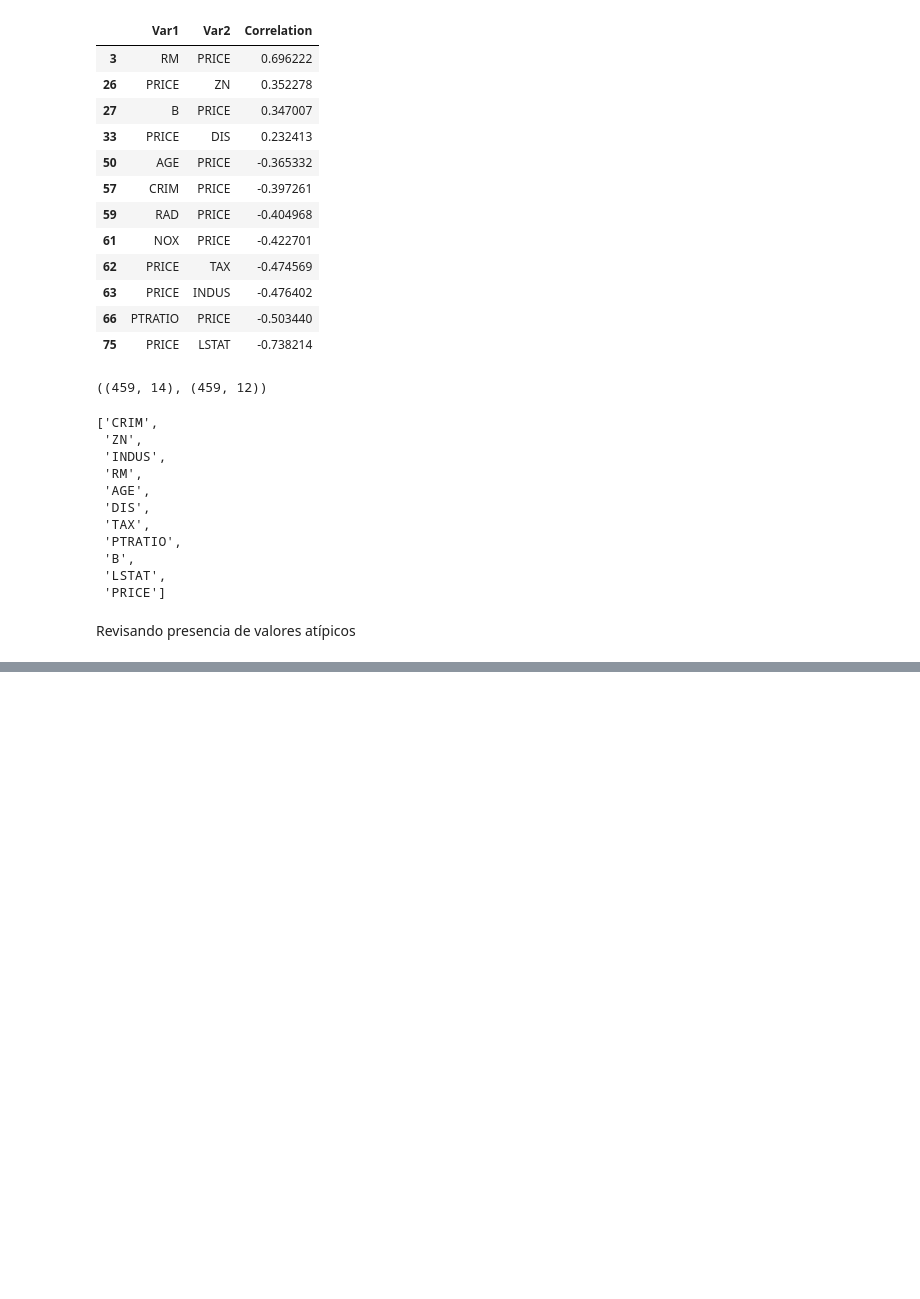
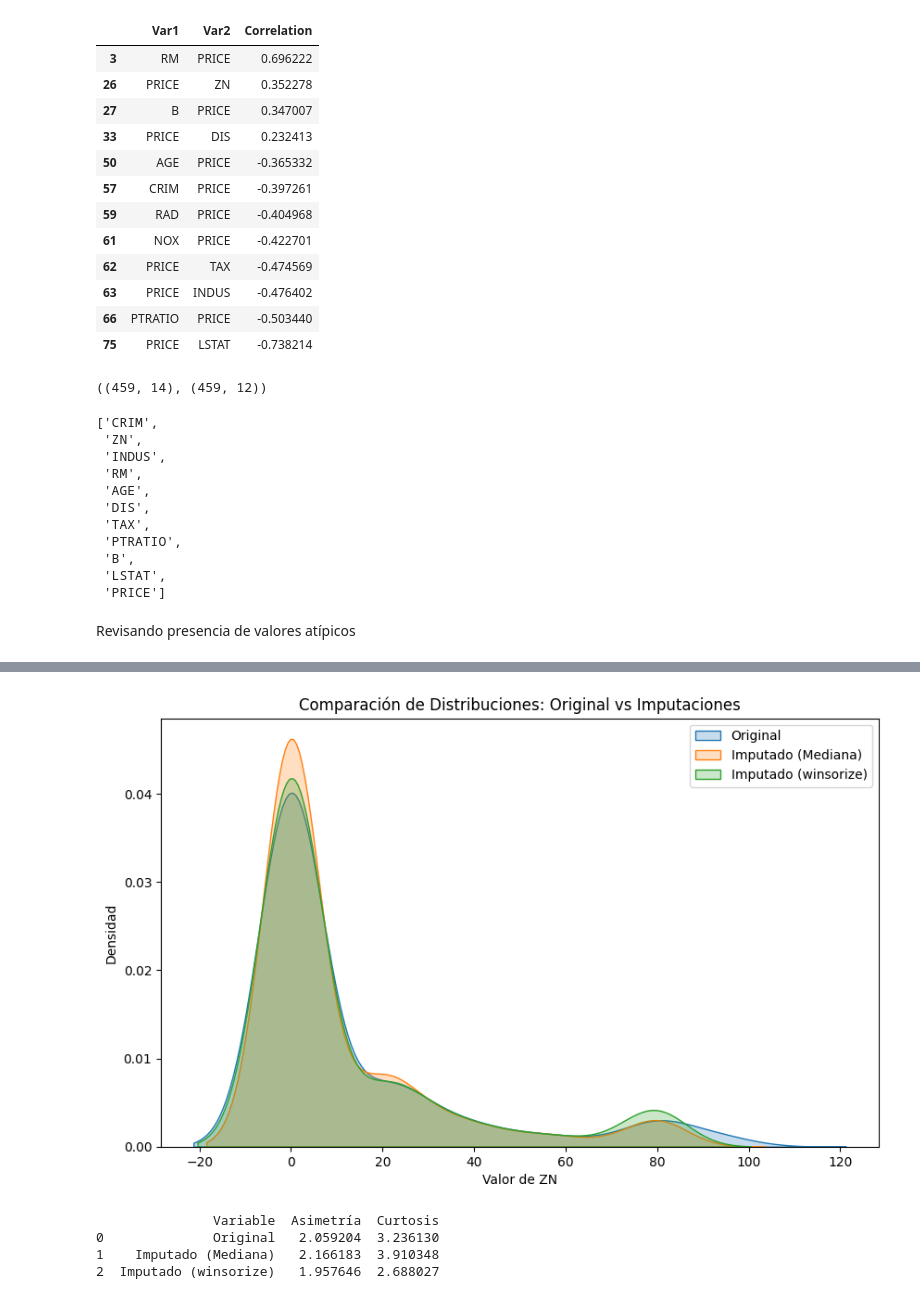
Before and after one commit to cesarqb/House-Price-Prediction-with-Machine-Learning, a Jupyter notebook: notebooks/housing_price_modeling.ipynb, the cells around one changed output, grey strips where cells are left out. Drawn from its saved outputs; the diff is of its cells as text; code cells hidden in the pictures; blank space fills up the shorter version.

```diff
--- a/notebooks/housing_price_modeling.ipynb
+++ b/notebooks/housing_price_modeling.ipynb
@@ -219,0 +325,7 @@ Revisando presencia de valores atípicos
+# %%
+from scipy.stats.mstats import winsorize
+
+df['ZN_imput_winsorized'] = winsorize(df['ZN'], limits=[0, 0.05])  # Recorta el 5% superior
+# ----
+var_numerics.append('ZN_imput_winsorized')
+var_numerics
@@ -219,0 +346,33 @@ Revisando presencia de valores atípicos
+# %%
+# Lista de variables a analizar
+variables = {
+    'Original': df['ZN'].dropna(),  # Eliminar NaN antes de calcular métricas
+    'Imputado (Mediana)': df['ZN_imput'],
+    'Imputado (winsorize)': df['ZN_imput_winsorized']
+}
+
+# Crear la figura del gráfico
+plt.figure(figsize=(10, 6))
+
+for label, data in variables.items():
+    sns.kdeplot(data, label=label, fill=True)
+
+plt.legend()
+plt.title("Comparación de Distribuciones: Original vs Imputaciones")
+plt.xlabel("Valor de ZN")
+plt.ylabel("Densidad")
+plt.show()
+
+# Crear tabla con métricas de asimetría y curtosis
+metricas = []
+for label, data in variables.items():
+    metricas.append([label, skew(data, nan_policy='omit'), kurtosis(data, nan_policy='omit')])
+
+df_metricas = pd.DataFrame(metricas, columns=['Variable', 'Asimetría', 'Curtosis'])
+print(df_metricas)
+# %% [output]
+[figure, added]
+               Variable  Asimetría  Curtosis
+0              Original   2.059204  3.236130
+1    Imputado (Mediana)   2.166183  3.910348
+2  Imputado (winsorize)   1.957646  2.688027
```
Also changed, not shown: parts of 38 cells of this notebook, 5 other files.
